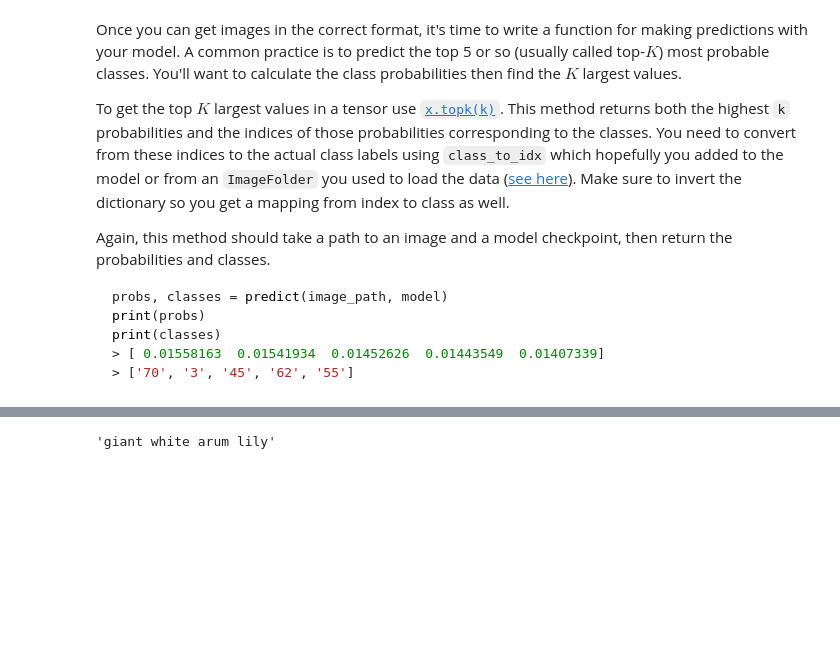
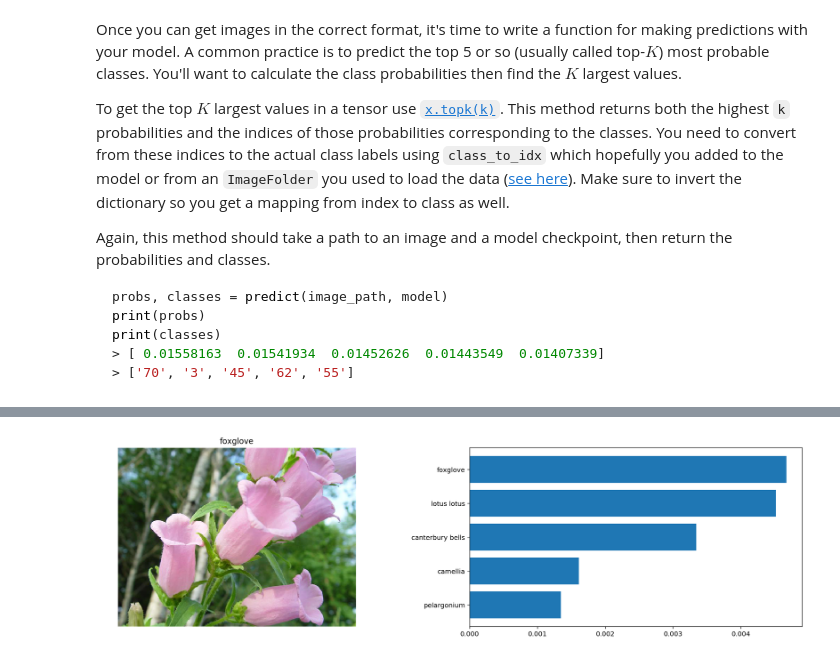
Before and after one commit to DinaTaklit/FlowersClassifierPytorch, a Jupyter notebook: Image Classifier Project.ipynb, the cells around one changed output, grey strips where cells are left out. Cells and saved outputs as stored; diff of their text form; code cells hidden in the pictures; blank space fills up the shorter version.

```diff
--- a/Image Classifier Project.ipynb
+++ b/Image Classifier Project.ipynb
@@ -740,11 +746,38 @@ Now that you can use a trained model for predictions, check to make sure it make
 <img src='assets/inference_example.png' width=300px>
 
 You can convert from the class integer encoding to actual flower names with the `cat_to_name.json` file (should have been loaded earlier in the notebook). To show a PyTorch tensor as an image, use the `imshow` function defined above.
-# %%
-# TODO: Display an image along with the top 5 classes
-ex_image = 'flowers/train/4/image_05629.jpg'
-k, classes = predict(ex_image, model)
-k, classes
-model.idx_to_name[model.class_to_idx['20']]
-# %% [output]
-'giant white arum lily'
+# %%
+def display_prediction(image_path, topk=5):
+    # Open the image to show it in the first column of the plot
+    image = Image.open(image_path)
+    #predict topk classes
+    top_probs, top_classes = predict(image_path, model, topk)
+    # Get the top class that have the max probat
+    top_p = top_probs[np.argmax(top_probs)] # the top class proba
+    top_c = top_classes[np.argmax(top_probs)] # top class label
+    # Create the figure
+    fig = plt.figure(figsize=(20,5))
+    ax1 = fig.add_subplot(1, 2, 1)
+    ax2 = fig.add_subplot(1, 2, 2)
+    # Plot the image in the first axe with it's category name
+    ax1.axis('off')
+    ax1.set_title(top_c)
+    ax1.imshow(image)
+    # Create the second plot
+    #Set the lables of y-awes of the second plot
+    labels = []
+    for classe in top_classes:
+        labels.append(classe)
+    y_pos = np.arange(topk)
+
+    ax2.set_yticks(y_pos)
+    ax2.set_yticklabels(labels)
+    ax2.invert_yaxis()  # probabilities read top-to-bottom
+    ax2.barh(y_pos, top_probs, xerr=0, align='center')
+
+    plt.show() # show the plot
+# %%
+ex_image = 'flowers/test/3/image_06634.jpg'
+display_prediction(ex_image, topk=5)
+# %% [output]
+[figure, added]
```
Also changed, not shown: parts of 8 cells of this notebook.
